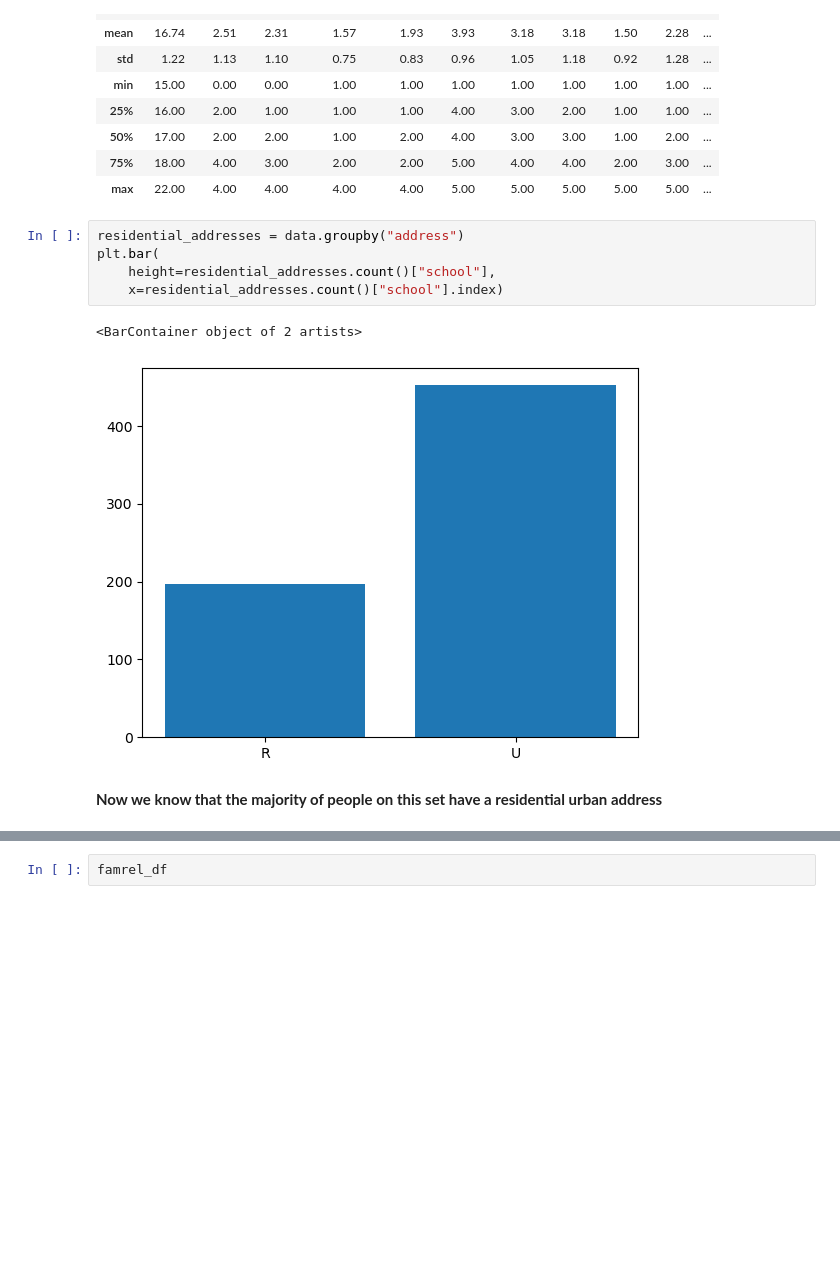
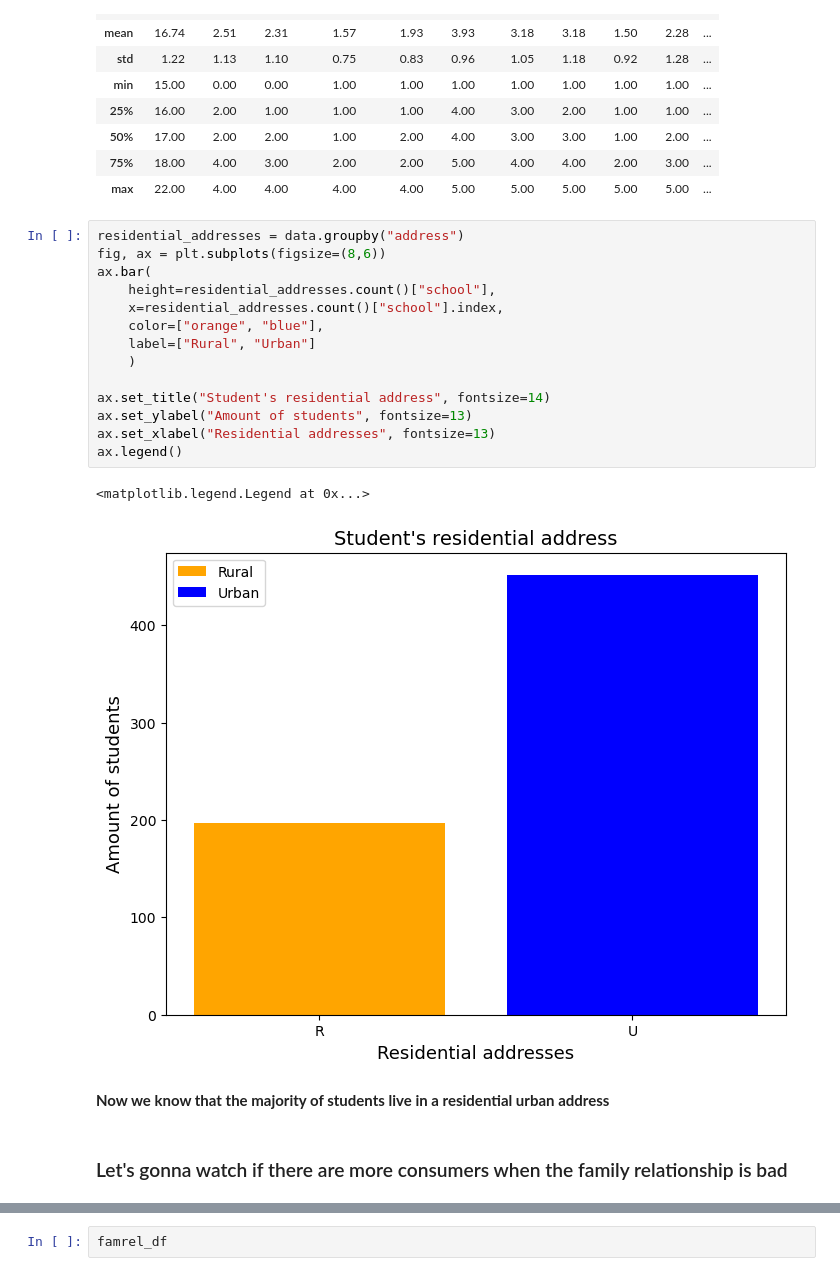
Before and after one commit to SantanaAndres/High-School-Alcoholism-and-Academic-Performance-data-analysis, a Jupyter notebook: main.ipynb, the cells around one changed output, grey strips where cells are left out. Saved outputs shown, nothing was run; the diff lists cells and outputs as text; blank space fills up the shorter version.

```diff
--- a/main.ipynb
+++ b/main.ipynb
@@ -85,14 +122,25 @@ data.describe().round(2)
 | max | 22.00 | 4.00 | 4.00 | 4.00 | 4.00 | 5.00 | 5.00 | 5.00 | 5.00 | 5.00 | ... |
 # %%
 residential_addresses = data.groupby("address")
-plt.bar(
+fig, ax = plt.subplots(figsize=(8,6))
+ax.bar(
     height=residential_addresses.count()["school"],
-    x=residential_addresses.count()["school"].index)
+    x=residential_addresses.count()["school"].index,
+    color=["orange", "blue"],
+    label=["Rural", "Urban"]
+    )
+
+ax.set_title("Student's residential address", fontsize=14)
+ax.set_ylabel("Amount of students", fontsize=13)
+ax.set_xlabel("Residential addresses", fontsize=13)
+ax.legend()
 # %% [output]
-<BarContainer object of 2 artists>
+<matplotlib.legend.Legend at 0x...>
-[figure, old version]
+[figure, new version]
 # %% [markdown]
-<b>Now we know that the majority of people on this set have a residential urban address</b>
+<b>Now we know that the majority of students live in a residential urban address</b>
+# %% [markdown]
+### Let's gonna watch if there are more consumers when the family relationship is bad
 # %%
 famrel_df = data.groupby("famrel")["Walc"].value_counts().unstack()
 famrel_df.fillna(0, inplace=True)
```
Also changed, not shown: parts of 15 cells of this notebook.
